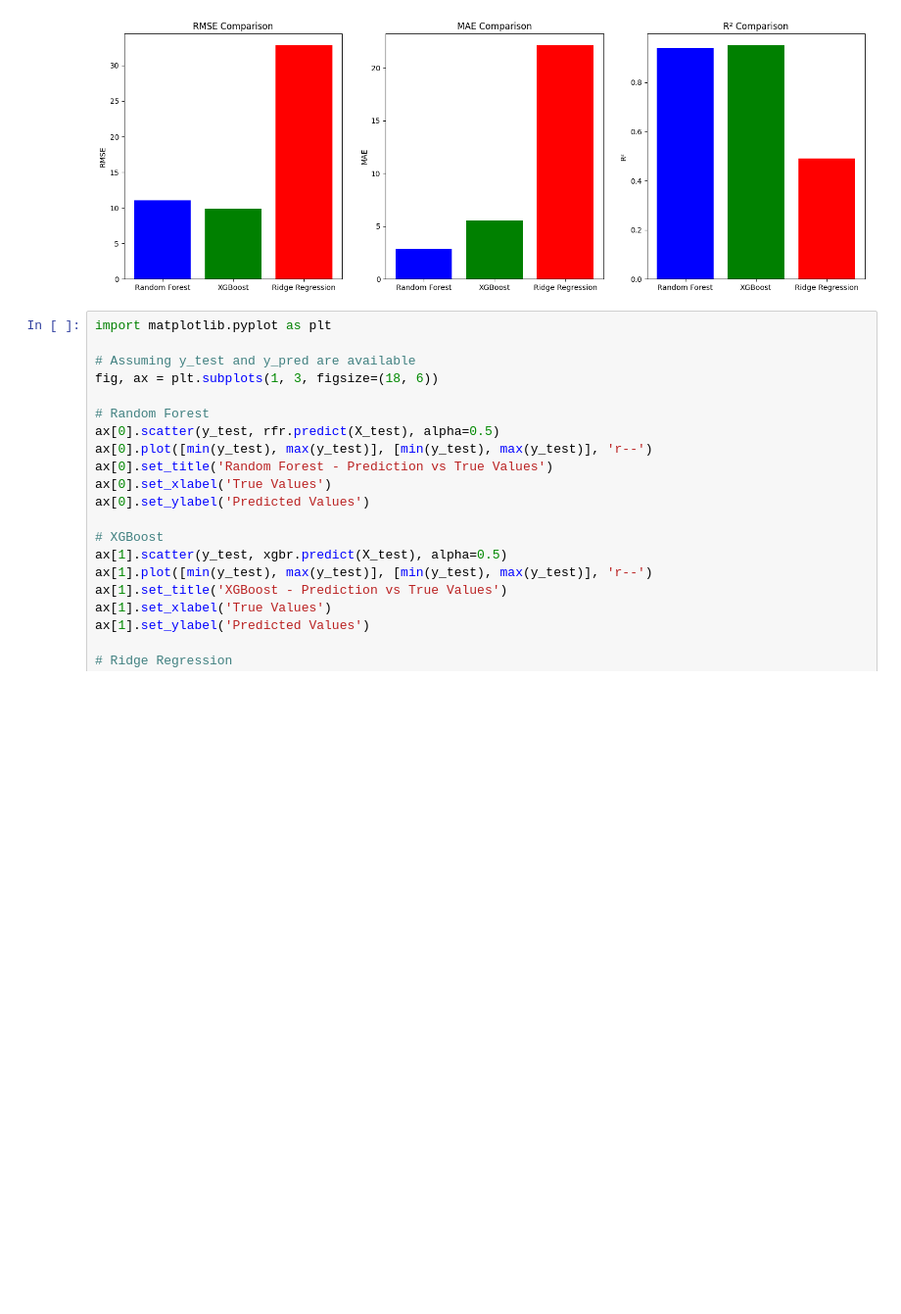
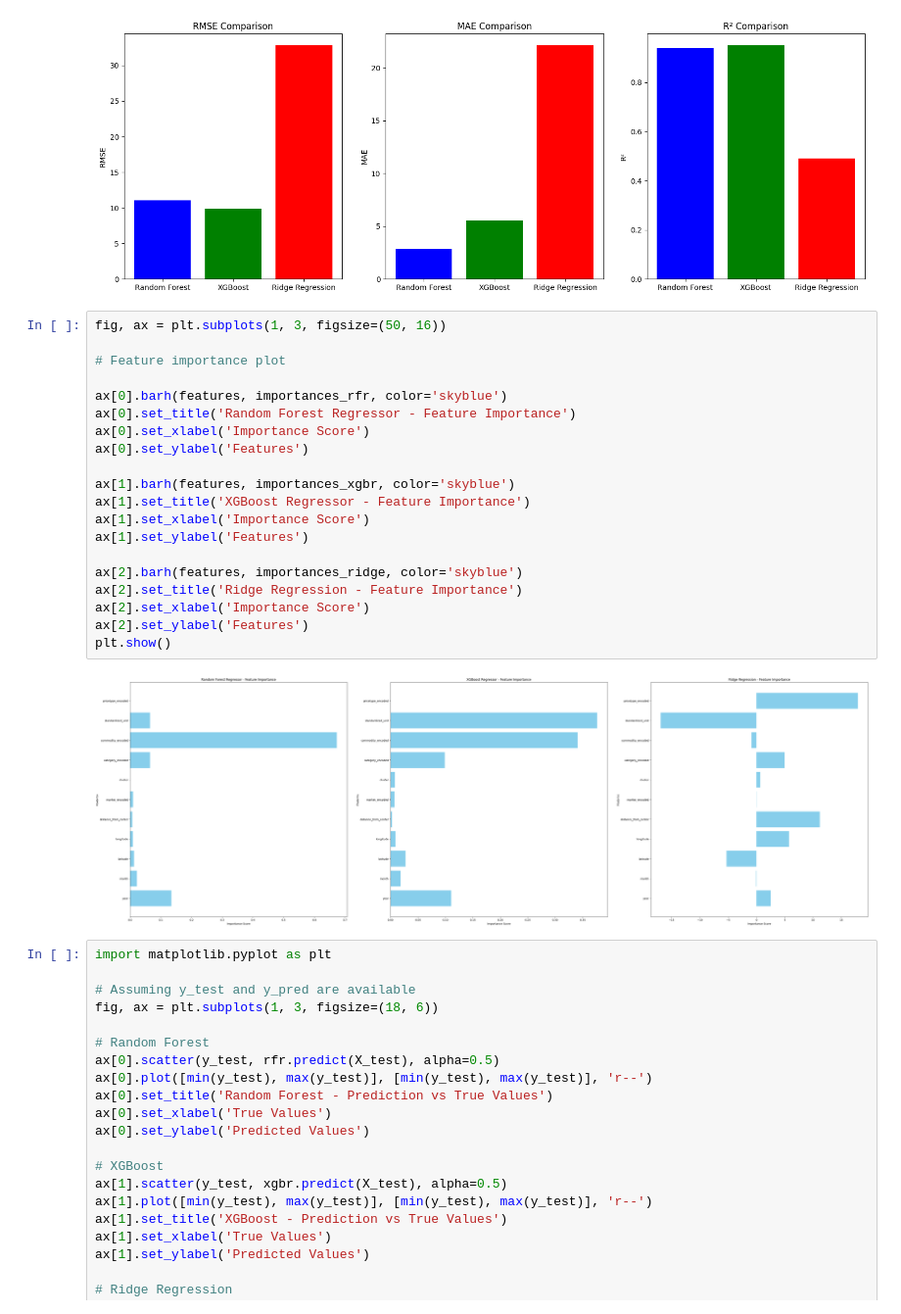
Before and after one commit to myself-aas/Comparative-Analysis-of-Regression-Models-for-Commodity-Price-Prediction, a Jupyter notebook: commodity_price_prediction.ipynb, the cells around one changed output. Shown at 98% size. Saved outputs shown, nothing was run; the diff lists cells and outputs as text; blank space fills up the shorter version.

```diff
--- a/commodity_price_prediction.ipynb
+++ b/commodity_price_prediction.ipynb
@@ -1266,6 +1266,28 @@ ax[2].set_ylabel('R²')
 plt.show()
 # %% [output]
 [figure]
+# %%
+fig, ax = plt.subplots(1, 3, figsize=(50, 16))
+
+# Feature importance plot
+
+ax[0].barh(features, importances_rfr, color='skyblue')
+ax[0].set_title('Random Forest Regressor - Feature Importance')
+ax[0].set_xlabel('Importance Score')
+ax[0].set_ylabel('Features')
+
+ax[1].barh(features, importances_xgbr, color='skyblue')
+ax[1].set_title('XGBoost Regressor - Feature Importance')
+ax[1].set_xlabel('Importance Score')
+ax[1].set_ylabel('Features')
+
+ax[2].barh(features, importances_ridge, color='skyblue')
+ax[2].set_title('Ridge Regression - Feature Importance')
+ax[2].set_xlabel('Importance Score')
+ax[2].set_ylabel('Features')
+plt.show()
+# %% [output]
+[figure, added]
 # %%
 import matplotlib.pyplot as plt
 
```
Also changed, not shown: 3 other files.
